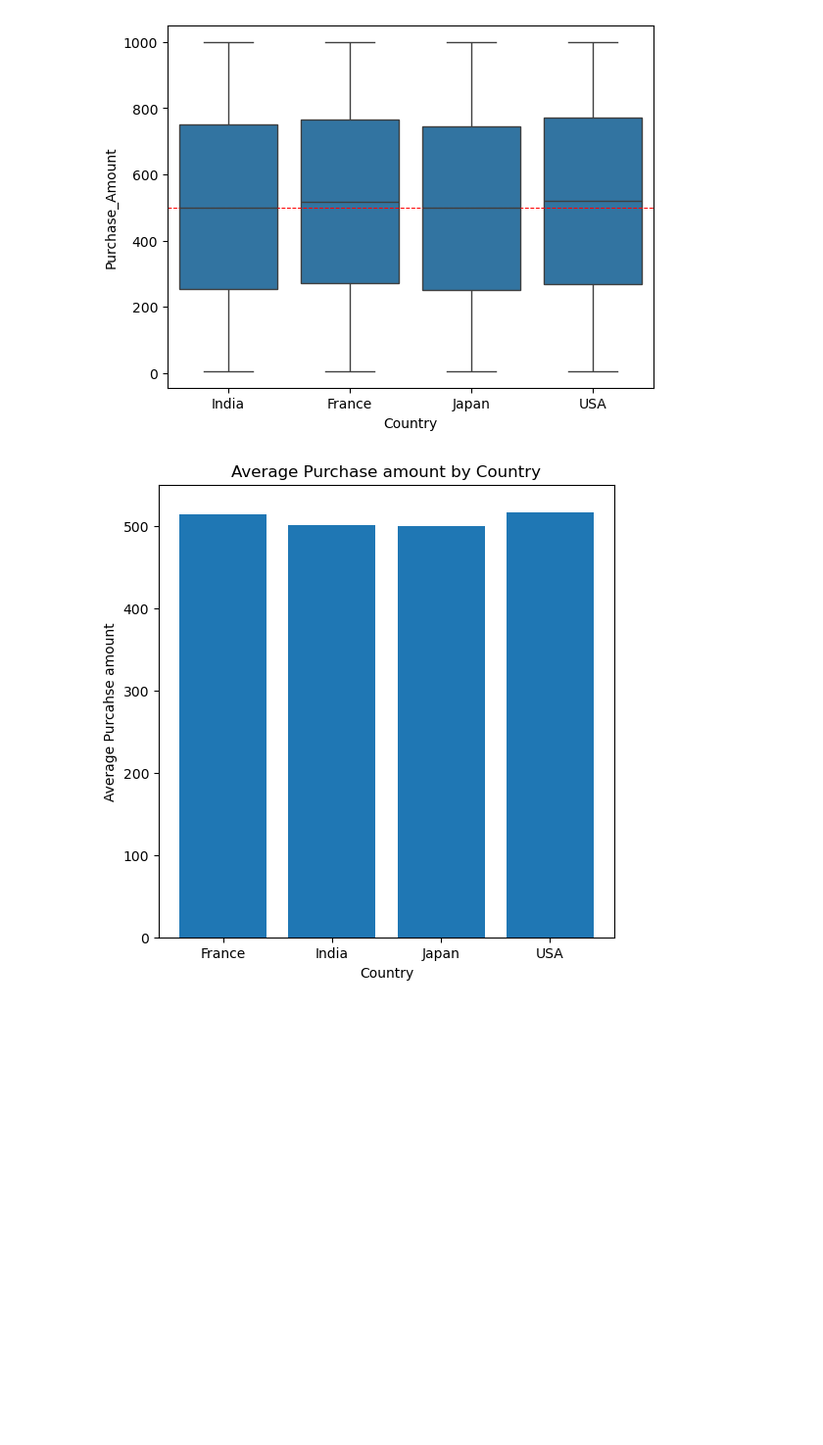
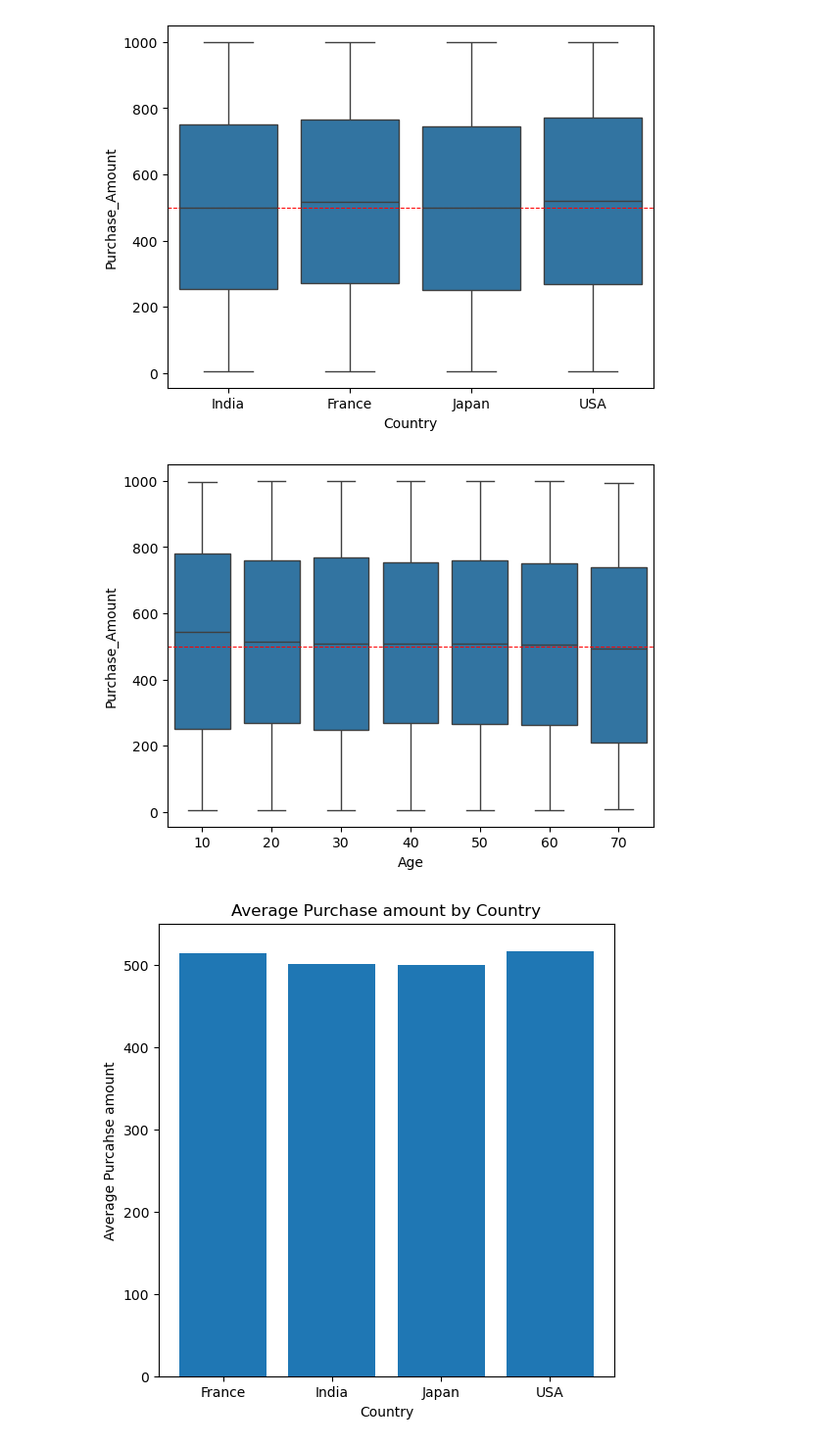
Before and after one commit to TammyLeung122/EDA-Group-5, a Jupyter notebook: EDA_E-Commerce.ipynb, the cells around one changed output. Shown: that part at 98% size. Saved outputs shown, nothing was run; the diff lists cells and outputs as text; code cells hidden in the pictures; blank space fills up the shorter version.

```diff
--- a/EDA_E-Commerce.ipynb
+++ b/EDA_E-Commerce.ipynb
@@ -234,6 +234,12 @@ plt.axhline(y=500, color='red', linestyle='--', linewidth=0.75)
 plt.show ()
 # %% [output]
 [figure]
+# %%
+sns.boxplot(data=filtered_country2, x='Age', y='Purchase_Amount')
+plt.axhline(y=500, color='red', linestyle='--', linewidth=0.75)
+plt.show ()
+# %% [output]
+[figure, added]
 # %%
 fig, ax = plt.subplots(figsize=(6, 6))
 
```
Also changed, not shown: parts of 22 cells of this notebook.
